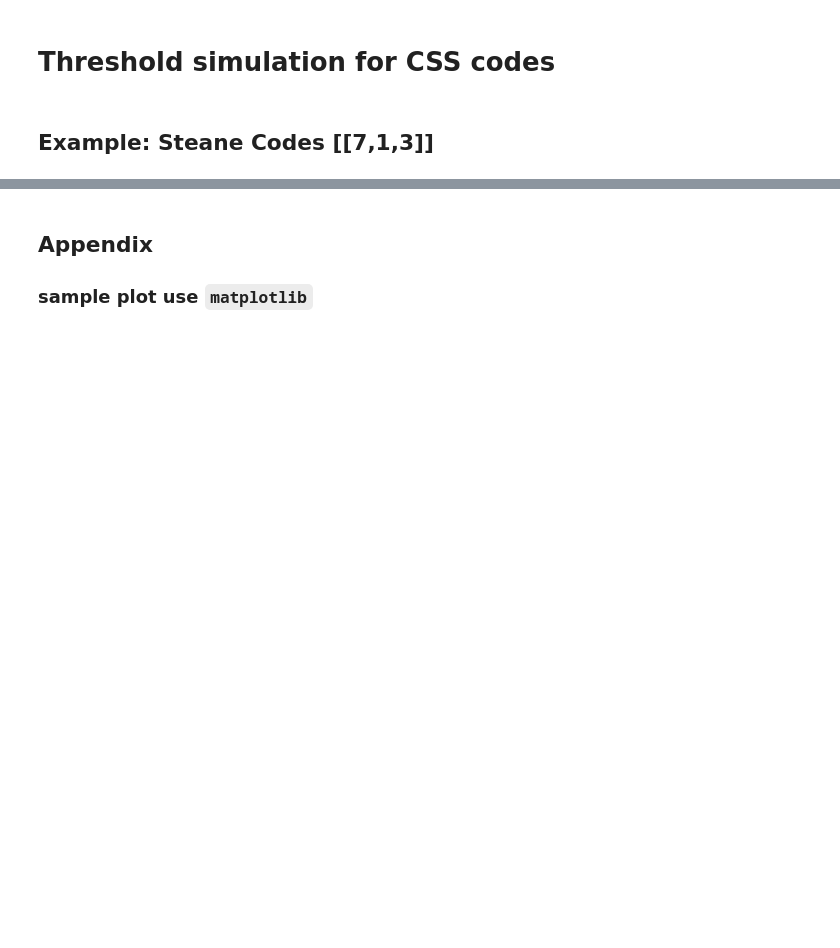
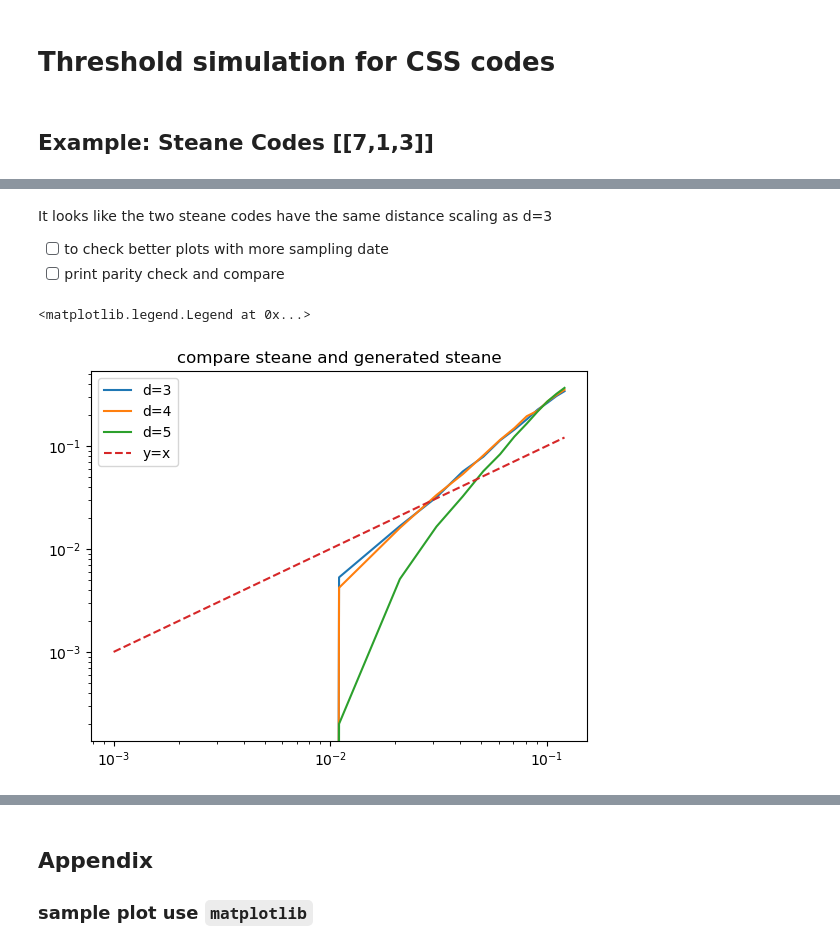
Before and after one commit to WeileiZeng/CSS-code-zoo, a Jupyter notebook: plot.ipynb, the cells around one changed output, grey strips where cells are left out. Drawn from its saved outputs; the diff is of its cells as text; code cells hidden in the pictures; blank space fills up the shorter version.

```diff
--- a/plot.ipynb
+++ b/plot.ipynb
@@ -32,0 +60,27 @@ p_qubit,p_block = data2plot(data['data_map'])
+# %% [markdown]
+It looks like the two steane codes have the same distance scaling as d=3
+- [ ] to check better plots with more sampling date
+- [ ] print parity check and compare
+# %%
+plt.yscale('log'),plt.xscale('log')
+
+data = json.load(open('result/d3.json'))
+p_qubit,p_block = data2plot(data['data_map'])
+plt.plot(p_qubit,p_block,label='d=3')
+
+data = json.load(open('result/d4.json'))
+p_qubit,p_block = data2plot(data['data_map'])
+plt.plot(p_qubit,p_block,label='d=4')
+
+data = json.load(open('result/d5.json'))
+p_qubit,p_block = data2plot(data['data_map'])
+plt.plot(p_qubit,p_block,label='d=5')
+
+h = np.array(p_qubit)
+plt.plot(h, h, '--',label='y=x')
+
+plt.title('compare steane and generated steane')
+plt.legend()
+# %% [output]
+<matplotlib.legend.Legend at 0x...>
+[figure, added]
```
Also changed, not shown: parts of 7 cells of this notebook.
